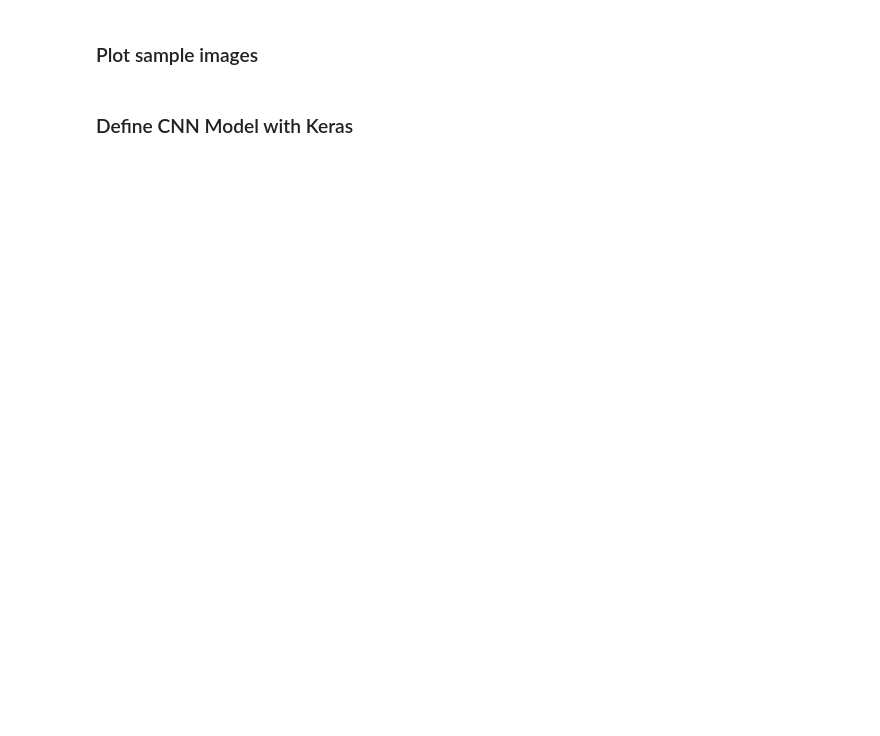
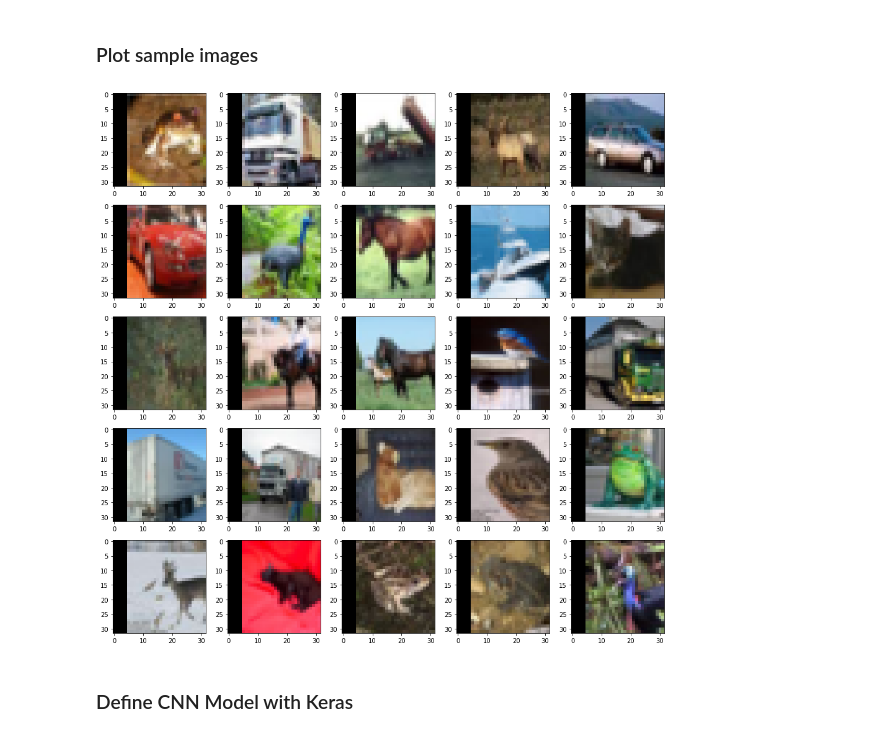
Before and after one commit to S-Benz/dl_cnn, a Jupyter notebook: sa.ipynb, the cells around one changed output. Saved outputs shown, nothing was run; the diff lists cells and outputs as text; code cells hidden in the pictures; blank space fills up the shorter version.

```diff
--- a/sa.ipynb
+++ b/sa.ipynb
@@ -173,11 +179,13 @@ MemoryError:
 # %%
 rows = 5
 cols = 5
 fig = plt.figure(figsize=(16, 16))
 for i in range(cols * rows):
     fig.add_subplot(rows, cols, i + 1)
-    plt.imshow(translate_im[i])
+    plt.imshow(translate_right[i])
 plt.show()
+# %% [output]
+[figure, added]
 # %% [markdown]
 ### Define CNN Model with Keras
 # %%
```
Also changed, not shown: parts of 6 cells of this notebook, 1 other file.
